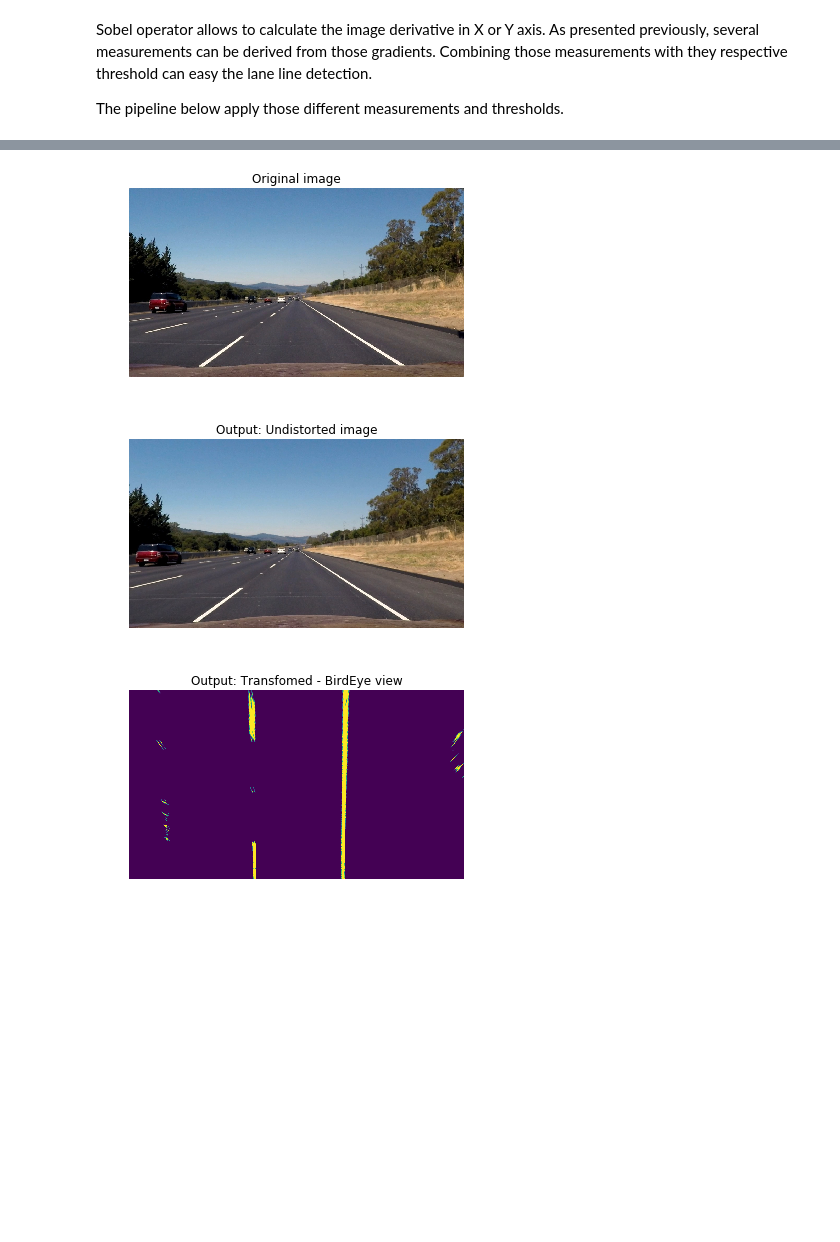
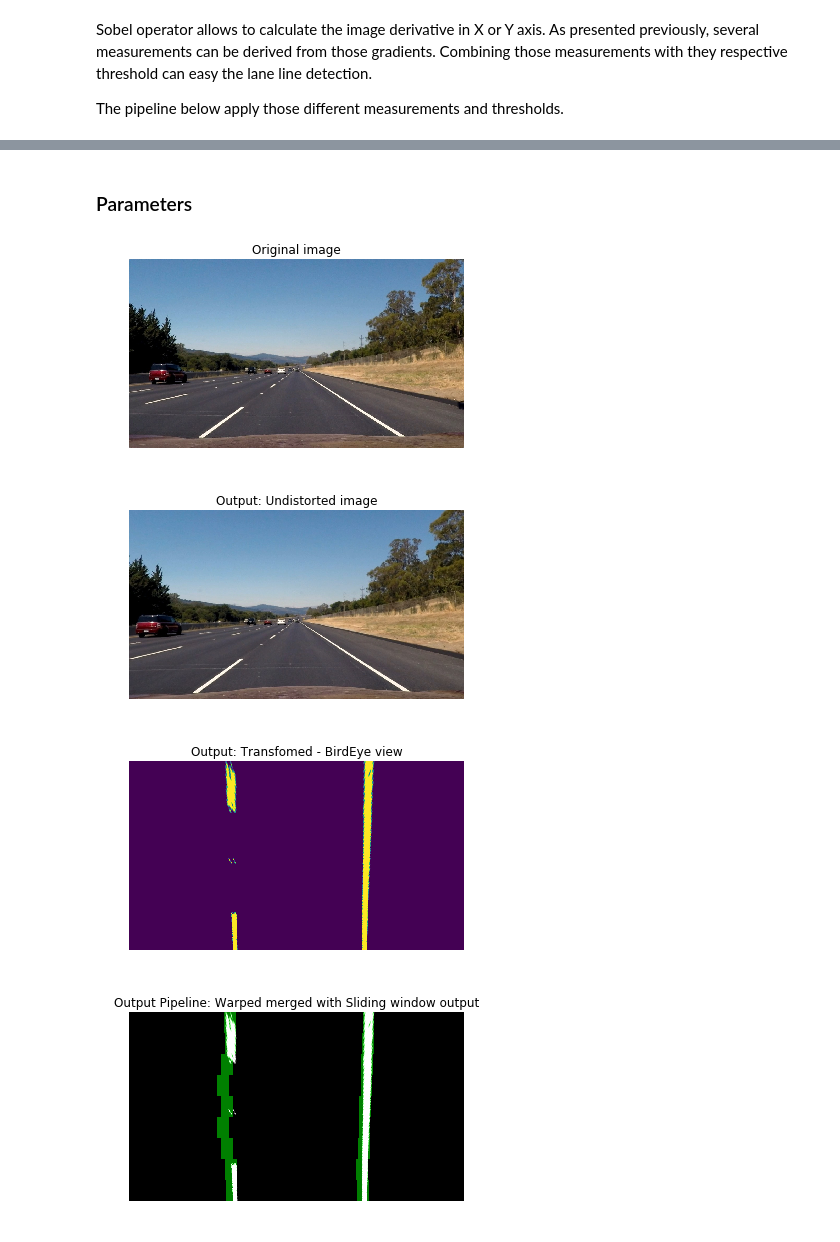
Before and after one commit to mahumberto/course-udacity-selfDrivingCarND, a Jupyter notebook: term1-computerVision-DeepLearning/11-proj-advancedLaneFinding/02-proj-advancedLaneFinding.ipynb, the cells around one changed output, grey strips where cells are left out. Drawn from its saved outputs; the diff is of its cells as text; code cells hidden in the pictures; blank space fills up the shorter version.

Commit message:
feat: Update stable version single image

```diff
--- a/term1-computerVision-DeepLearning/11-proj-advancedLaneFinding/02-proj-advancedLaneFinding.ipynb
+++ b/term1-computerVision-DeepLearning/11-proj-advancedLaneFinding/02-proj-advancedLaneFinding.ipynb
@@ -110,5 +119,5 @@ def color_threshold(image, sthresh=(0,255), vthresh=(0,255)):
 # %%
-def ppBirdEye(img, plot=False):
+def pipelineHelper_GetWarped(img, src, dst, plot=False):
     pltSingle(img, 'Original image', plot)
 
     img = cv2.undistort(img, mtx, dist, None, mtx)
@@ -139,23 +148,9 @@ def ppBirdEye(img, plot=False):
 
     # Perspective transformation area
     img_size = img.shape[1::-1]
-    bot_width = .76 # percent of bottom trapizoid height
-    mid_width = .16 # percent of middle trapizoid height
-    height_pct = .66 # percent for trapizoid height
-    bottom_trim = .935 # percent from top to bottom to avoid car hood
-    src = np.float32([[img.shape[1]*(.5-mid_width/2),img.shape[0]*height_pct],
-                      [img.shape[1]*(.5+mid_width/2),img.shape[0]*height_pct],
-                      [img.shape[1]*(.5+bot_width/2),img.shape[0]*bottom_trim],
-                      [img.shape[1]*(.5-bot_width/2),img.shape[0]*bottom_trim]])
-    offset = img_size[0]*.33
-    dst = np.float32([[offset, 0],
-                      [img_size[0]-offset, 0],
-                      [img_size[0]-offset, img_size[1]],
-                      [offset ,img_size[1]]])
 
     # Transform
     M = cv2.getPerspectiveTransform(src, dst)
-    Minv = cv2.getPerspectiveTransform(dst, src)
     warped = cv2.warpPerspective(combined, M, img_size, flags=cv2.INTER_LINEAR)
 
     pltSingle(warped, 'Output: Transfomed - BirdEye view', plot)
@@ -162,0 +205,15 @@ def ppBirdEye(img, plot=False):
+# %%
+def pipelineHelper_WindowMask(width, height, img_ref, center,level):
+    output = np.zeros_like(img_ref)
+    output[int(img_ref.shape[0]-(level+1)*height):int(img_ref.shape[0]-level*height),max(0,int(center-width/2)):min(int(center+width/2),img_ref.shape[1])] = 1
+    return output
+# %% [markdown]
+### Parameters
+# %%
+# window settings
+window_width = 45
+window_height = 80 # Break image into 9 vertical layers since image height is 720
+margin = 15 # How much to slide left and right for searching
+
+ym_per_pix = 10/720
+xm_per_pix = 4/384
@@ -163,12 +325,11 @@ def ppBirdEye(img, plot=False):
 # %%
-# Parameters
-# Path for Calibration directory
 testImage_DIR = '11-input-centerCamera-testImages/'
 # Filename for Calibration sample image
 testImage_sample_FILE = 'straight_lines2.jpg'
-img_sample = mpimg.imread(testImage_DIR + testImage_sample_FILE)
-img_sample_warped = ppBirdEye(img_sample, True)
+img = mpimg.imread(testImage_DIR + testImage_sample_FILE)
+getPipe = pipelineAdvancedLaneFinding(img, True)
 # %% [output]
 [figure]
 [figure]
-[figure, old version]
+[figure, new version]
+[figure, added]
```
Also changed, not shown: parts of 14 cells of this notebook.
